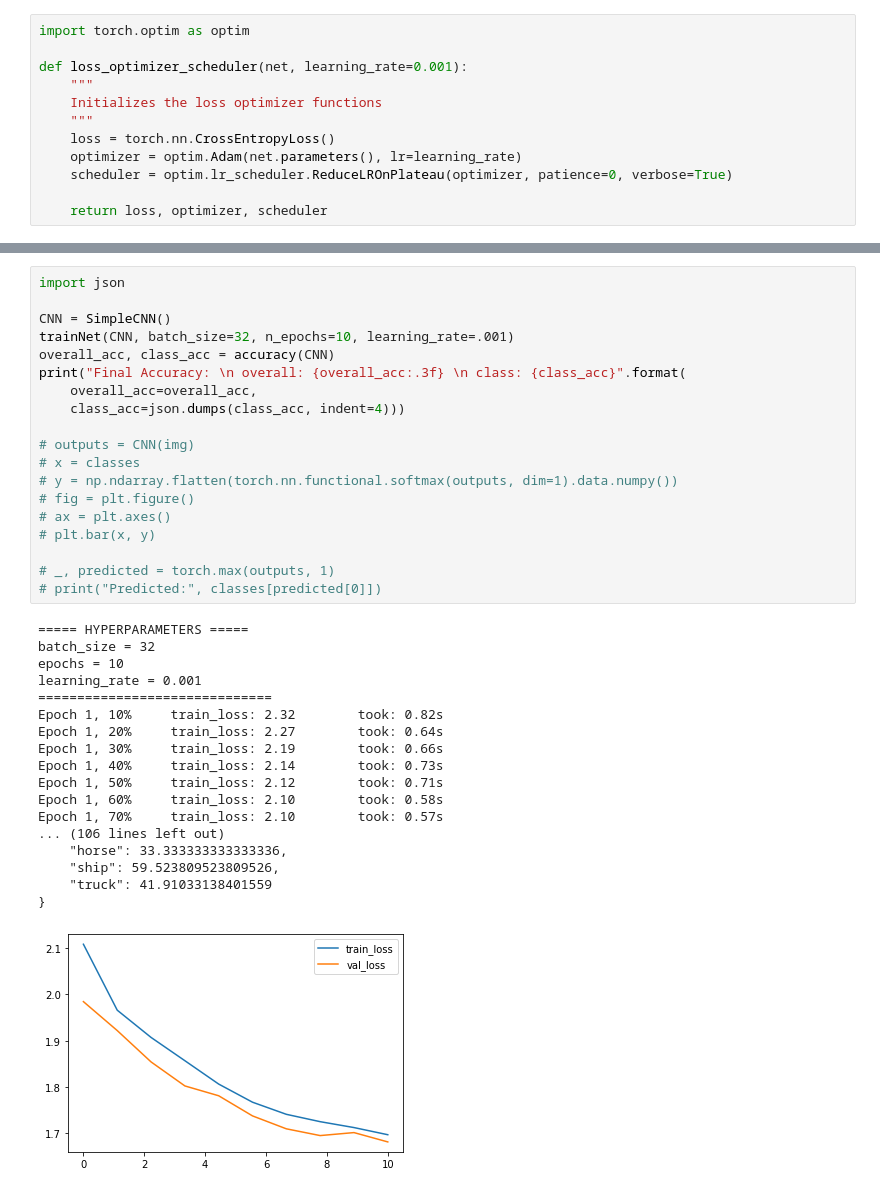
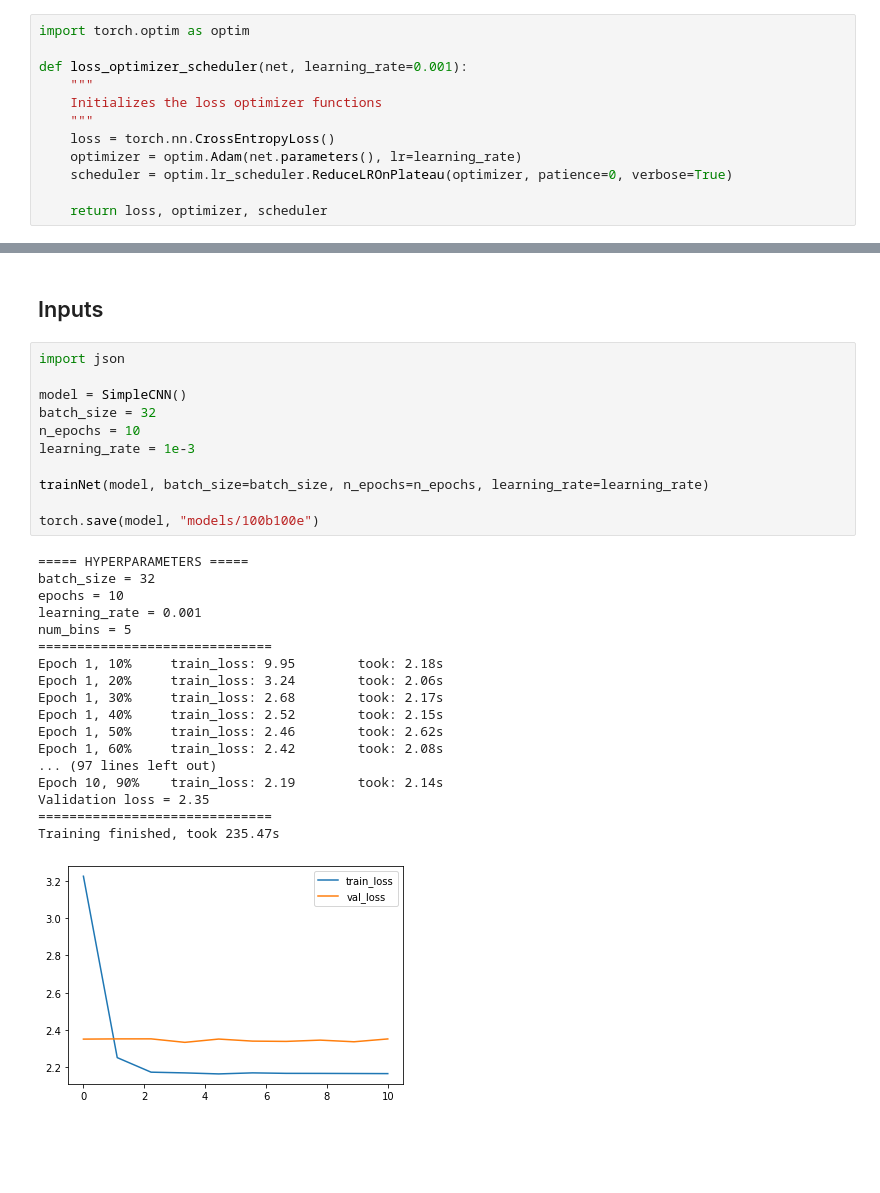
Before and after one commit to mattbev/DDIG, a Jupyter notebook: ExpPool.ipynb, the cells around one changed output, grey strips where cells are left out. Cells and saved outputs as stored; diff of their text form; blank space fills up the shorter version.

```diff
--- a/ExpPool.ipynb
+++ b/ExpPool.ipynb
@@ -373,41 +364,35 @@ def accuracy(model):
 
 
     return overall_acc, class_acc
-# %%
-import json
-
-CNN = SimpleCNN()
-trainNet(CNN, batch_size=32, n_epochs=10, learning_rate=.001)
-overall_acc, class_acc = accuracy(CNN)
-print("Final Accuracy: \n overall: {overall_acc:.3f} \n class: {class_acc}".format(
-    overall_acc=overall_acc,
-    class_acc=json.dumps(class_acc, indent=4)))
-
-# outputs = CNN(img)
-# x = classes
-# y = np.ndarray.flatten(torch.nn.functional.softmax(outputs, dim=1).data.numpy())
-# fig = plt.figure()
-# ax = plt.axes()
-# plt.bar(x, y)
-
-# _, predicted = torch.max(outputs, 1)
-# print("Predicted:", classes[predicted[0]])
-# %% [output]
-===== HYPERPARAMETERS =====
-batch_size = 32
-epochs = 10
-learning_rate = 0.001
-==============================
-Epoch 1, 10%     train_loss: 2.32        took: 0.82s
-Epoch 1, 20%     train_loss: 2.27        took: 0.64s
-Epoch 1, 30%     train_loss: 2.19        took: 0.66s
-Epoch 1, 40%     train_loss: 2.14        took: 0.73s
-Epoch 1, 50%     train_loss: 2.12        took: 0.71s
-Epoch 1, 60%     train_loss: 2.10        took: 0.58s
-Epoch 1, 70%     train_loss: 2.10        took: 0.57s
-... (106 lines left out)
-    "horse": 33.333333333333336,
-    "ship": 59.523809523809526,
-    "truck": 41.91033138401559
-}
-[figure, removed]
+# %% [markdown]
+## Inputs
+# %%
+import json
+
+model = SimpleCNN()
+batch_size = 32
+n_epochs = 10
+learning_rate = 1e-3
+
+trainNet(model, batch_size=batch_size, n_epochs=n_epochs, learning_rate=learning_rate)
+
+torch.save(model, "models/100b100e")
+# %% [output]
+===== HYPERPARAMETERS =====
+batch_size = 32
+epochs = 10
+learning_rate = 0.001
+num_bins = 5
+==============================
+Epoch 1, 10%     train_loss: 9.95        took: 2.18s
+Epoch 1, 20%     train_loss: 3.24        took: 2.06s
+Epoch 1, 30%     train_loss: 2.68        took: 2.17s
+Epoch 1, 40%     train_loss: 2.52        took: 2.15s
+Epoch 1, 50%     train_loss: 2.46        took: 2.62s
+Epoch 1, 60%     train_loss: 2.42        took: 2.08s
+... (97 lines left out)
+Epoch 10, 90%    train_loss: 2.19        took: 2.14s
+Validation loss = 2.35
+==============================
+Training finished, took 235.47s
+[figure, added]
```
Also changed, not shown: parts of 19 cells of this notebook, 10 other files.
